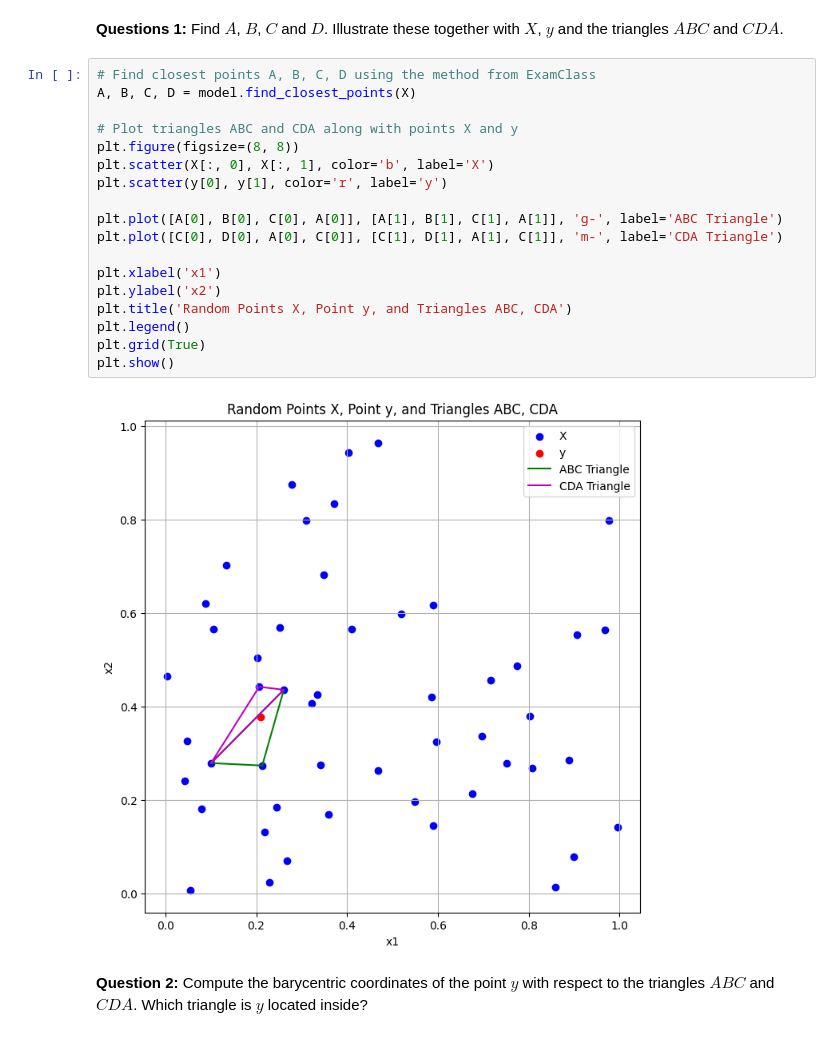
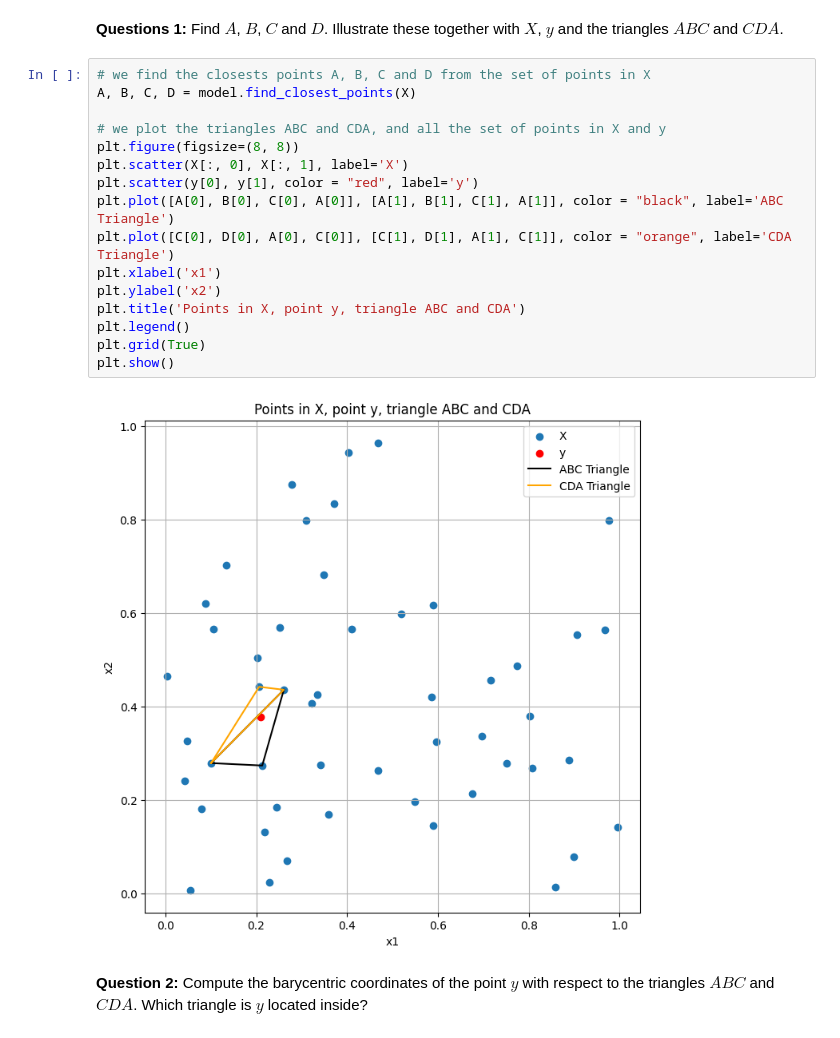
Before and after one commit to NumEconCopenhagen/projects-2024-simon-katrine, a Jupyter notebook: examproject/exam_2024.ipynb, the cells around one changed output. Drawn from its saved outputs; the diff is of its cells as text.

```diff
--- a/examproject/exam_2024.ipynb
+++ b/examproject/exam_2024.ipynb
@@ -429,25 +447,23 @@ y = rng.uniform(size=(2,))
 # %% [markdown]
 **Questions 1:** Find $A$, $B$, $C$ and $D$. Illustrate these together with $X$, $y$ and the triangles $ABC$ and $CDA$.
 # %%
-# Find closest points A, B, C, D using the method from ExamClass
+# we find the closests points A, B, C and D from the set of points in X
 A, B, C, D = model.find_closest_points(X)
 
-# Plot triangles ABC and CDA along with points X and y
+# we plot the triangles ABC and CDA, and all the set of points in X and y
 plt.figure(figsize=(8, 8))
-plt.scatter(X[:, 0], X[:, 1], color='b', label='X')
-plt.scatter(y[0], y[1], color='r', label='y')
-
-plt.plot([A[0], B[0], C[0], A[0]], [A[1], B[1], C[1], A[1]], 'g-', label='ABC Triangle')
-plt.plot([C[0], D[0], A[0], C[0]], [C[1], D[1], A[1], C[1]], 'm-', label='CDA Triangle')
-
+plt.scatter(X[:, 0], X[:, 1], label='X')
+plt.scatter(y[0], y[1], color = "red", label='y')
+plt.plot([A[0], B[0], C[0], A[0]], [A[1], B[1], C[1], A[1]], color = "black", label='ABC Triangle')
+plt.plot([C[0], D[0], A[0], C[0]], [C[1], D[1], A[1], C[1]], color = "orange", label='CDA Triangle')
 plt.xlabel('x1')
 plt.ylabel('x2')
-plt.title('Random Points X, Point y, and Triangles ABC, CDA')
+plt.title('Points in X, point y, triangle ABC and CDA')
 plt.legend()
 plt.grid(True)
 plt.show()
 # %% [output]
-[figure, old version]
+[figure, new version]
 # %% [markdown]
 **Question 2:** Compute the barycentric coordinates of the point $y$ with respect to the triangles $ABC$ and $CDA$. Which triangle is $y$ located inside?
 # %%
```
Also changed, not shown: parts of 13 cells of this notebook, 1 other file.
